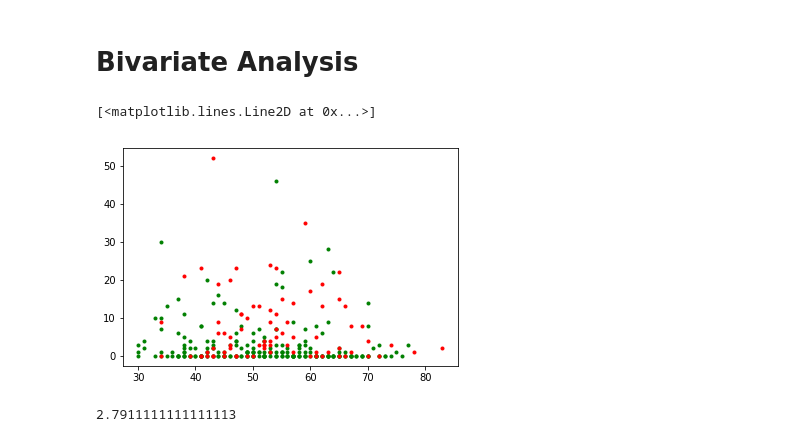
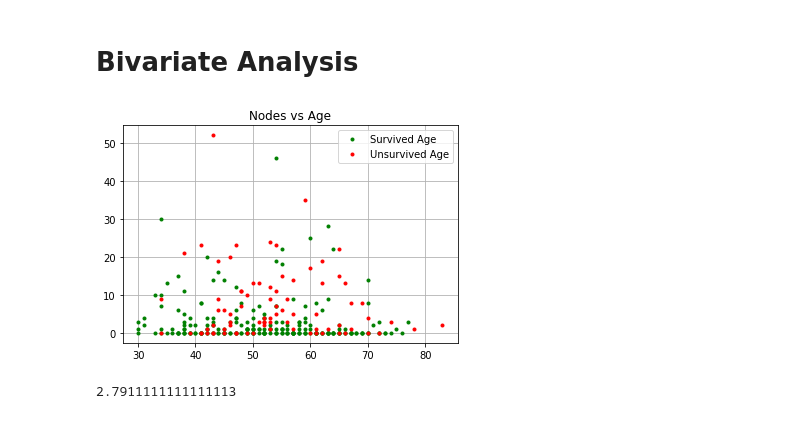
Before and after one commit to Kailash7dev/Cancer-Analysis-on-Haberman-s-Datasets, a Jupyter notebook: Haberman's Cancer Analysis Model.ipynb, the cells around one changed output. Cells and saved outputs as stored; diff of their text form; code cells hidden in the pictures.

```diff
--- a/Haberman's Cancer Analysis Model.ipynb
+++ b/Haberman's Cancer Analysis Model.ipynb
@@ -199,11 +207,14 @@ sns.pairplot(data=Cancer, hue='Survival')
 # %% [markdown]
 # Bivariate Analysis
 # %%
-plt.plot(df_survived.Age,df_survived.Nodes,'g.')
-plt.plot(df_unsurvived.Age,df_unsurvived.Nodes,'r.')
+plt.plot(df_survived.Age,df_survived.Nodes,'g.',label='Survived Age')
+plt.plot(df_unsurvived.Age,df_unsurvived.Nodes,'r.',label='Unsurvived Age')
+plt.title('Nodes vs Age')
+plt.grid()
+plt.legend()
+plt.show()
 # %% [output]
-[<matplotlib.lines.Line2D at 0x...>]
-[figure, old version]
+[figure, new version]
 # %%
 df_survived.Nodes.sum()/df_survived.Nodes.count()
 # %% [output]
```
Also changed, not shown: parts of 16 cells of this notebook.
